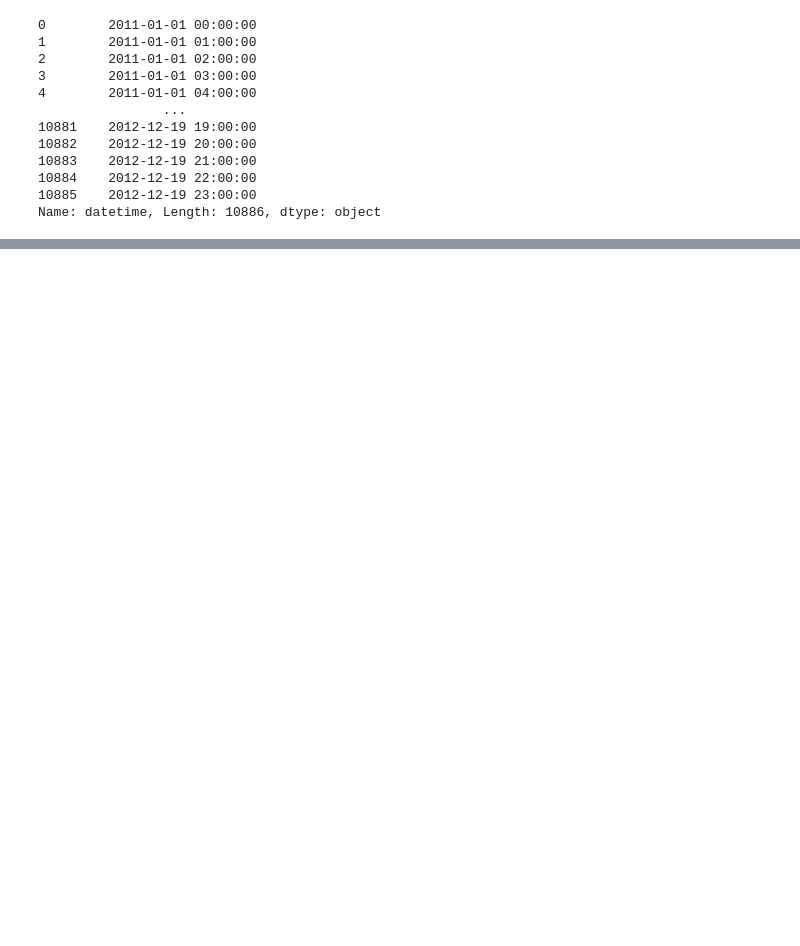
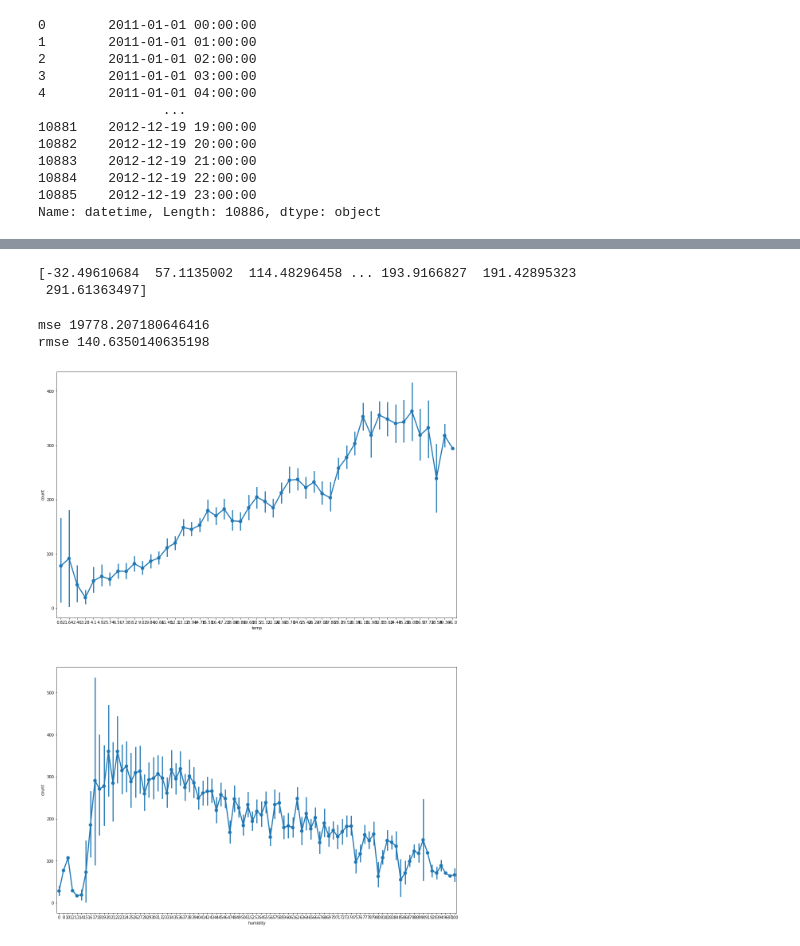
Before and after one commit to osy1223/AIFFEL_quest_rs, a Jupyter notebook: Exploration/Ex01/자전거.ipynb, the cells around one changed output, grey strips where cells are left out. Drawn from its saved outputs; the diff is of its cells as text; code cells hidden in the pictures; blank space fills up the shorter version.

```diff
--- a/Exploration/Ex01/자전거.ipynb
+++ b/Exploration/Ex01/자전거.ipynb
@@ -77,4 +134,8 @@ model.fit()
 # %%
 # 6. 학습된 모델로 X_test에 대한 예측값 출력 및 손실함수값 계산
 # %%
-pred = model.predict()
+pred = model.predict(X_test)
+print(pred)
+# %% [output]
+[-32.49610684  57.1135002  114.48296458 ... 193.9166827  191.42895323
+ 291.61363497]
@@ -87,0 +142,30 @@ print(model.coef_, model.intercept_)
+# %%
+from sklearn.metrics import mean_squared_error
+import numpy as np
+
+mse = mean_squared_error(y_test, pred)
+rmse = np.sqrt(mse)
+
+print('mse', mse)
+print('rmse', rmse)
+# %% [output]
+mse 19778.207180646416
+rmse 140.6350140635198
+# %%
+# 7. x축은 temp 또는 humidity로, y축은 count로 예측 결과 시각화
+
+# plt.xlabel('temp')
+# plt.ylabel('count')
+
+# plt.xlabel('humidity')
+# plt.ylabel('count')
+
+
+fig, (ax1, ax2)=plt.subplots(nrows=2)
+fig.set_size_inches(18,25)
+
+sns.pointplot(data=train_data, x="temp", y="count", ax=ax1)
+sns.pointplot(data=train_data, x="humidity", y="count",ax=ax2)
+plt.show()
+# %% [output]
+[figure, added]
```
Also changed, not shown: parts of 19 cells of this notebook, 1 other file.
